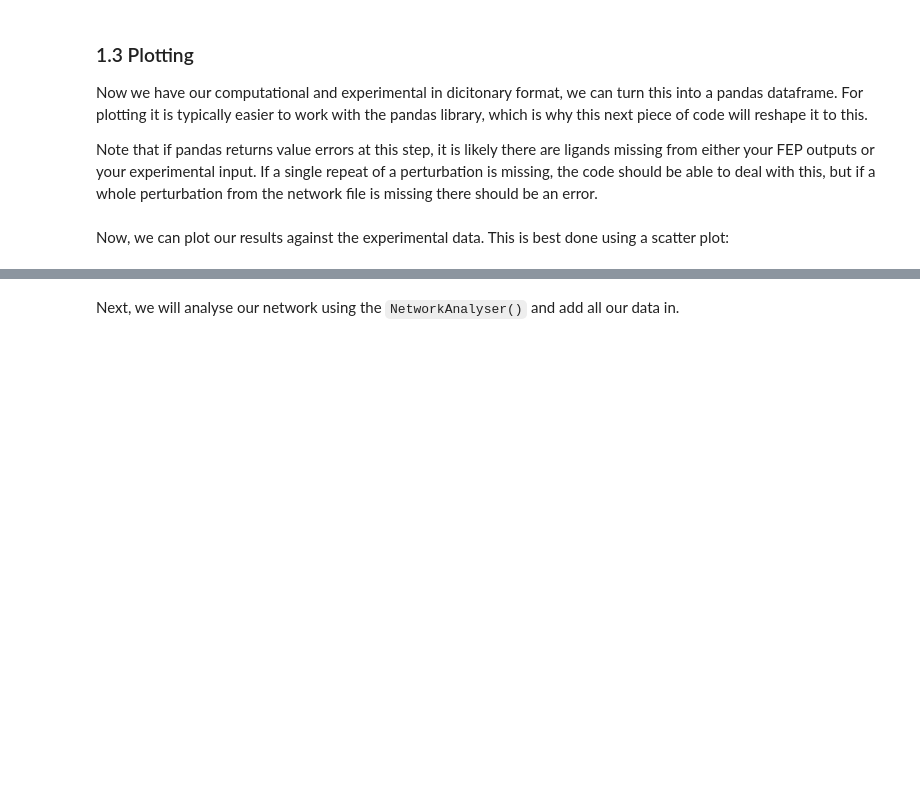
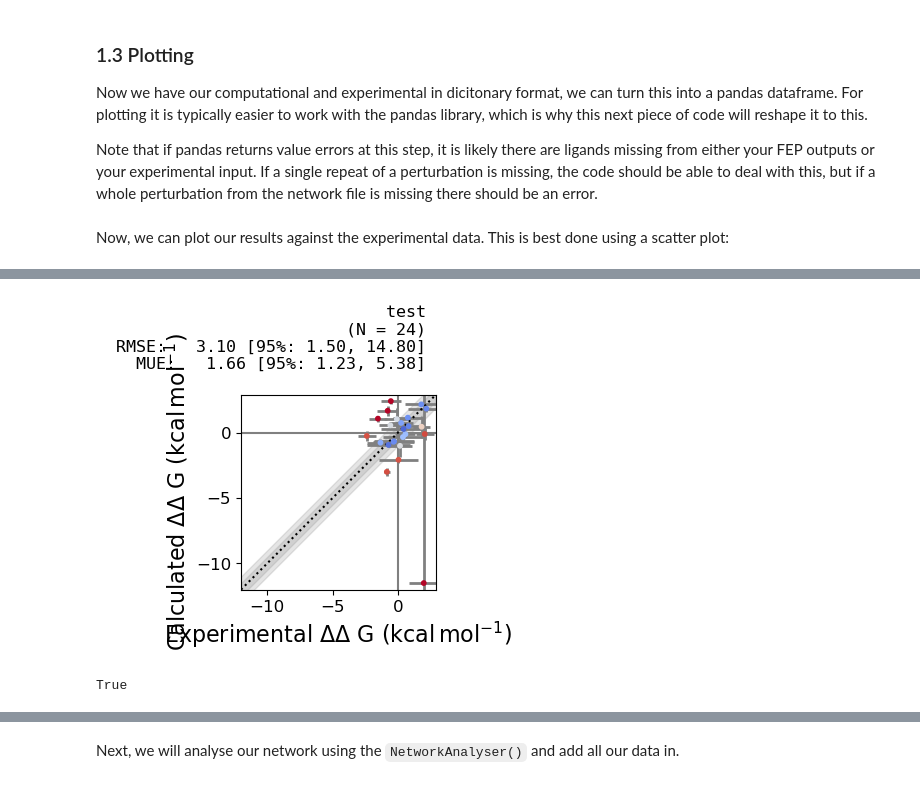
Before and after one commit to michellab/BioSimSpaceTutorials, a Jupyter notebook: 04_fep/02_RBFE/02_analysis_rbfe.ipynb, the cells around one changed output, grey strips where cells are left out. Saved outputs shown, nothing was run; the diff lists cells and outputs as text; code cells hidden in the pictures; blank space fills up the shorter version.

```diff
--- a/04_fep/02_RBFE/02_analysis_rbfe.ipynb
+++ b/04_fep/02_RBFE/02_analysis_rbfe.ipynb
@@ -365,0 +446,10 @@ plt.show()
+# %%
+network = wrangle.FEMap("analysis/test.csv")
+# %%
+plotting.plot_DDGs(network.graph, title="test", filename=f"analysis/DDGs.png")
+# %% [output]
+[figure, added]
+# %%
+network.check_weakly_connected()
+# %% [output]
+True
```
Also changed, not shown: parts of 20 cells of this notebook, 1 other file.
